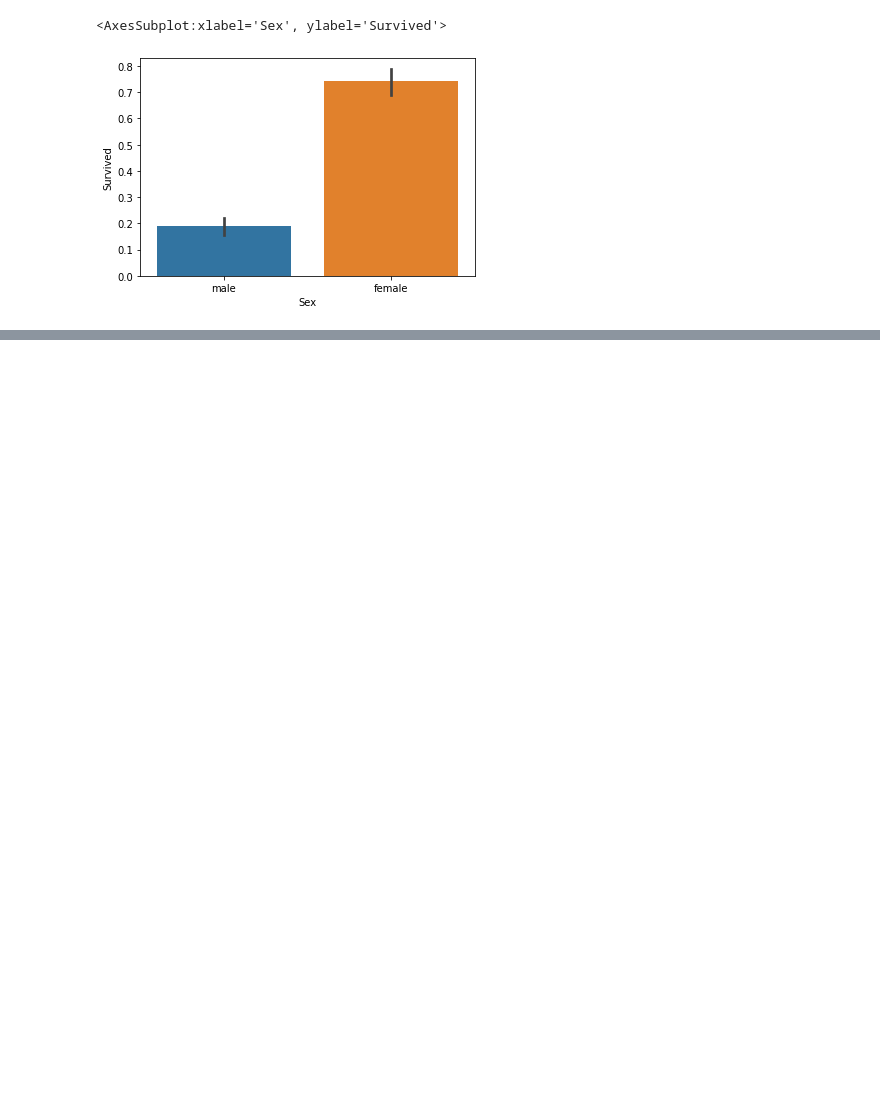
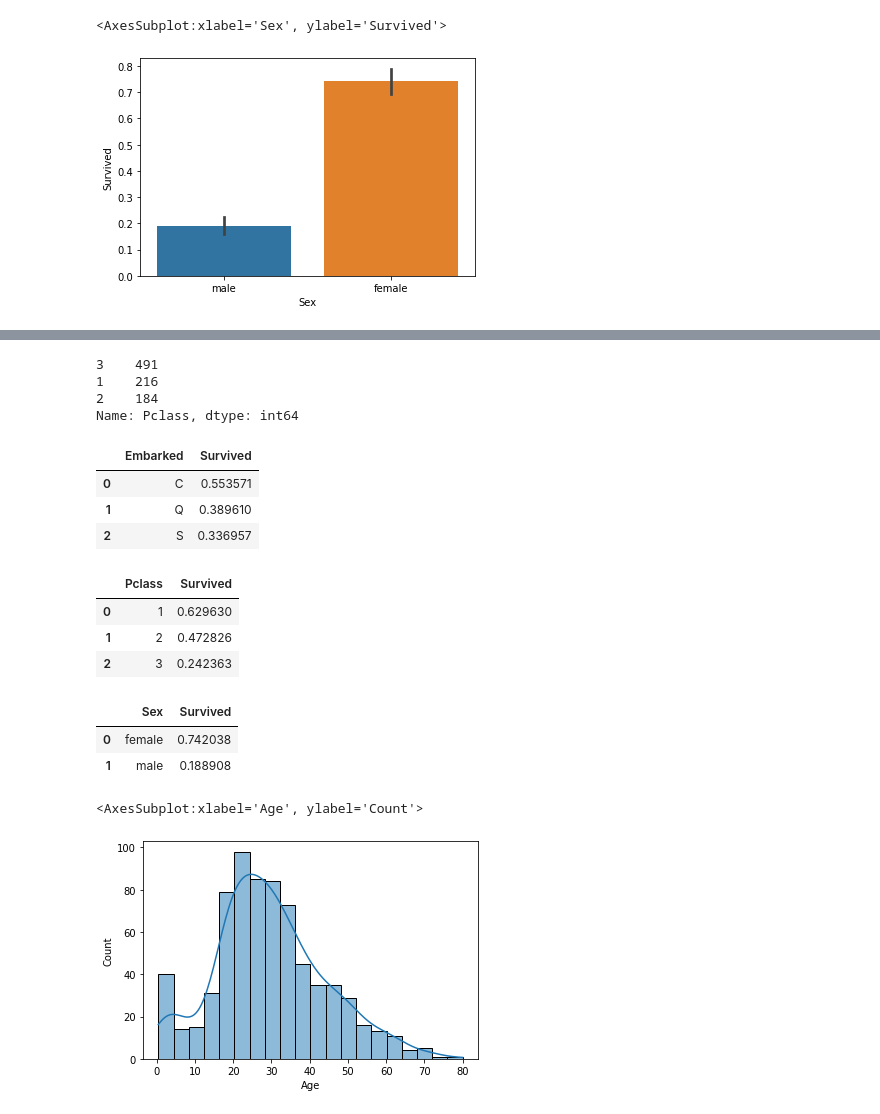
Before and after one commit to judyanngitahi/ML-Practice, a Jupyter notebook: 1-Titanic/Titanic.ipynb, the cells around one changed output, grey strips where cells are left out. Drawn from its saved outputs; the diff is of its cells as text; code cells hidden in the pictures; blank space fills up the shorter version.

```diff
--- a/1-Titanic/Titanic.ipynb
+++ b/1-Titanic/Titanic.ipynb
@@ -130,0 +129,32 @@ sns.barplot(x='Sex', y='Survived', data=titanic_train)
+# %%
+titanic_train['Pclass'].value_counts()
+# %% [output]
+3    491
+1    216
+2    184
+Name: Pclass, dtype: int64
+# %%
+titanic_train[['Embarked', 'Survived']].groupby(['Embarked'], as_index=False).mean().sort_values(by='Survived', ascending=False)
+# %% [output]
+|  | Embarked | Survived |
+| 0 | C | 0.553571 |
+| 1 | Q | 0.389610 |
+| 2 | S | 0.336957 |
+# %%
+titanic_train[['Pclass', 'Survived']].groupby(['Pclass'], as_index=False).mean().sort_values(by='Survived', ascending=False)
+# %% [output]
+|  | Pclass | Survived |
+| 0 | 1 | 0.629630 |
+| 1 | 2 | 0.472826 |
+| 2 | 3 | 0.242363 |
+# %%
+titanic_train[["Sex", "Survived"]].groupby(['Sex'], as_index=False).mean().sort_values(by='Survived', ascending=False)
+# %% [output]
+|  | Sex | Survived |
+| 0 | female | 0.742038 |
+| 1 | male | 0.188908 |
+# %%
+sns.histplot(data = titanic_train['Age'], kde = True)
+# %% [output]
+<AxesSubplot:xlabel='Age', ylabel='Count'>
+[figure, added]
```
Also changed, not shown: parts of 38 cells of this notebook.
